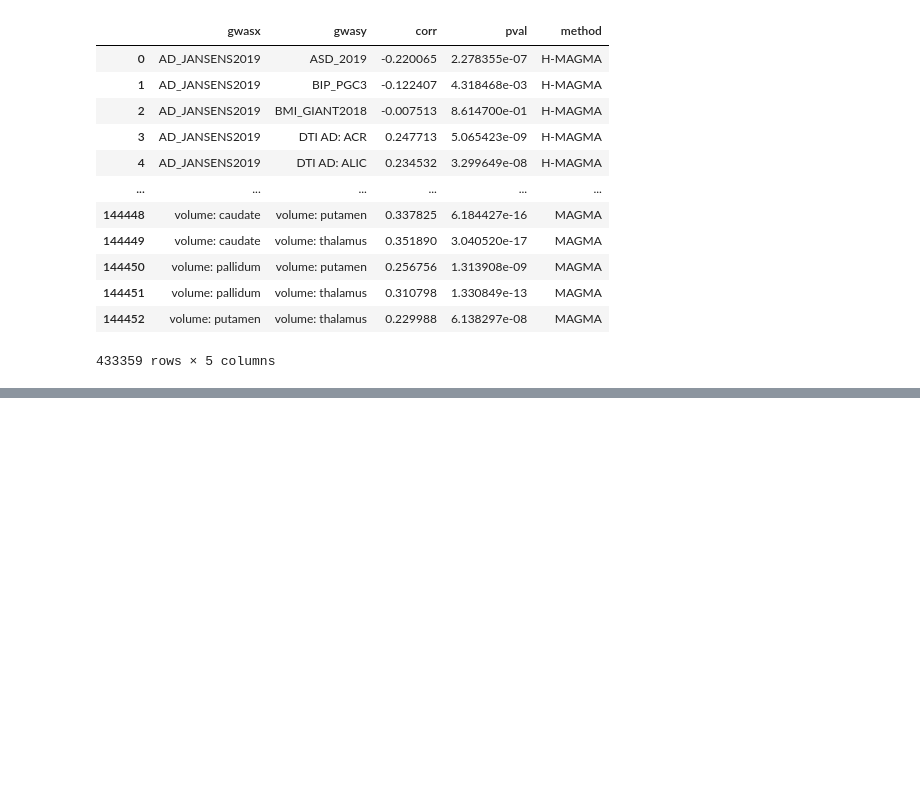
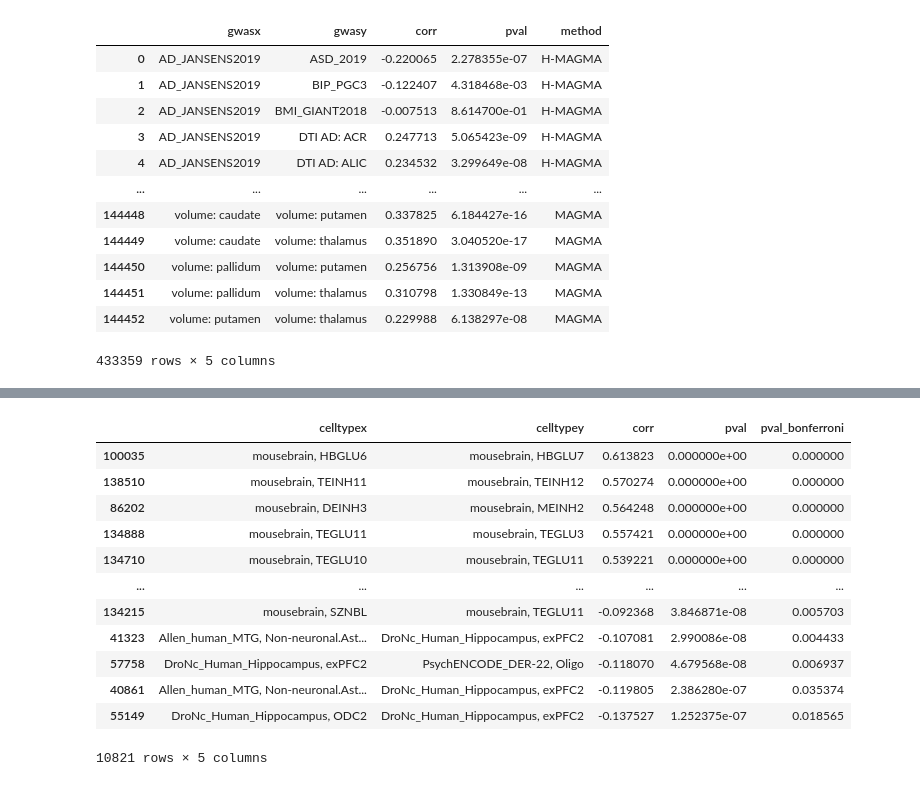
Before and after one commit to erwinerdem/STEAP, a Jupyter notebook: notebooks/scz_example.ipynb, the cells around one changed output, grey strips where cells are left out. Saved outputs shown, nothing was run; the diff lists cells and outputs as text; code cells hidden in the pictures; blank space fills up the shorter version.

```diff
--- a/notebooks/scz_example.ipynb
+++ b/notebooks/scz_example.ipynb
@@ -44,3 +46,11 @@ display(df_scz)
 | 1579 | SCZ_PGC3_2020 | tabula_muris | Trachea.epithelial_cell | -0.346570 | 0.080956 | 0.999991 | MAGMA | 3 | 1.0 |
 | 1580 | SCZ_PGC3_2020 | tabula_muris | Trachea.mesenchymal_cell | -0.262969 | 0.066674 | 0.999960 | MAGMA | 3 | 1.0 |
 1581 rows × 9 columns
+# %%
+# show significant cell-types
+value_counts = df_scz[
+    (df_scz[f'pvalue_{constants.PVAL_CORRECTION}']<=0.05)
+].value_counts(['specificity_id','annotation'])
+significant_celltypes = value_counts[value_counts==3].index.tolist() # significant in all 3 methods
+significant_celltypes = [f'{d}, {c}' for d,c in significant_celltypes]
+display(significant_celltypes)
@@ -137,0 +218,26 @@ display(corr_df)
+# %%
+es_corr_df[
+    (
+        # get only celltypes significant in scz
+        (es_corr_df['celltypex'].isin(significant_celltypes))
+        |
+        (es_corr_df['celltypey'].isin(significant_celltypes))
+    )
+    &
+    # get only significant correlations
+    (es_corr_df['pval_bonferroni']<=0.05)
+].sort_values('corr', ascending=False)
+# %% [output]
+|  | celltypex | celltypey | corr | pval | pval_bonferroni |
+| 100035 | mousebrain, HBGLU6 | mousebrain, HBGLU7 | 0.613823 | 0.000000e+00 | 0.000000 |
+| 138510 | mousebrain, TEINH11 | mousebrain, TEINH12 | 0.570274 | 0.000000e+00 | 0.000000 |
+| 86202 | mousebrain, DEINH3 | mousebrain, MEINH2 | 0.564248 | 0.000000e+00 | 0.000000 |
+| 134888 | mousebrain, TEGLU11 | mousebrain, TEGLU3 | 0.557421 | 0.000000e+00 | 0.000000 |
+| 134710 | mousebrain, TEGLU10 | mousebrain, TEGLU11 | 0.539221 | 0.000000e+00 | 0.000000 |
+| ... | ... | ... | ... | ... | ... |
+| 134215 | mousebrain, SZNBL | mousebrain, TEGLU11 | -0.092368 | 3.846871e-08 | 0.005703 |
+| 41323 | Allen_human_MTG, Non-neuronal.Ast... | DroNc_Human_Hippocampus, exPFC2 | -0.107081 | 2.990086e-08 | 0.004433 |
+| 57758 | DroNc_Human_Hippocampus, exPFC2 | PsychENCODE_DER-22, Oligo | -0.118070 | 4.679568e-08 | 0.006937 |
+| 40861 | Allen_human_MTG, Non-neuronal.Ast... | DroNc_Human_Hippocampus, exPFC2 | -0.119805 | 2.386280e-07 | 0.035374 |
+| 55149 | DroNc_Human_Hippocampus, ODC2 | DroNc_Human_Hippocampus, exPFC2 | -0.137527 | 1.252375e-07 | 0.018565 |
+10821 rows × 5 columns
```
Also changed, not shown: parts of 10 cells of this notebook, 5 other files.
